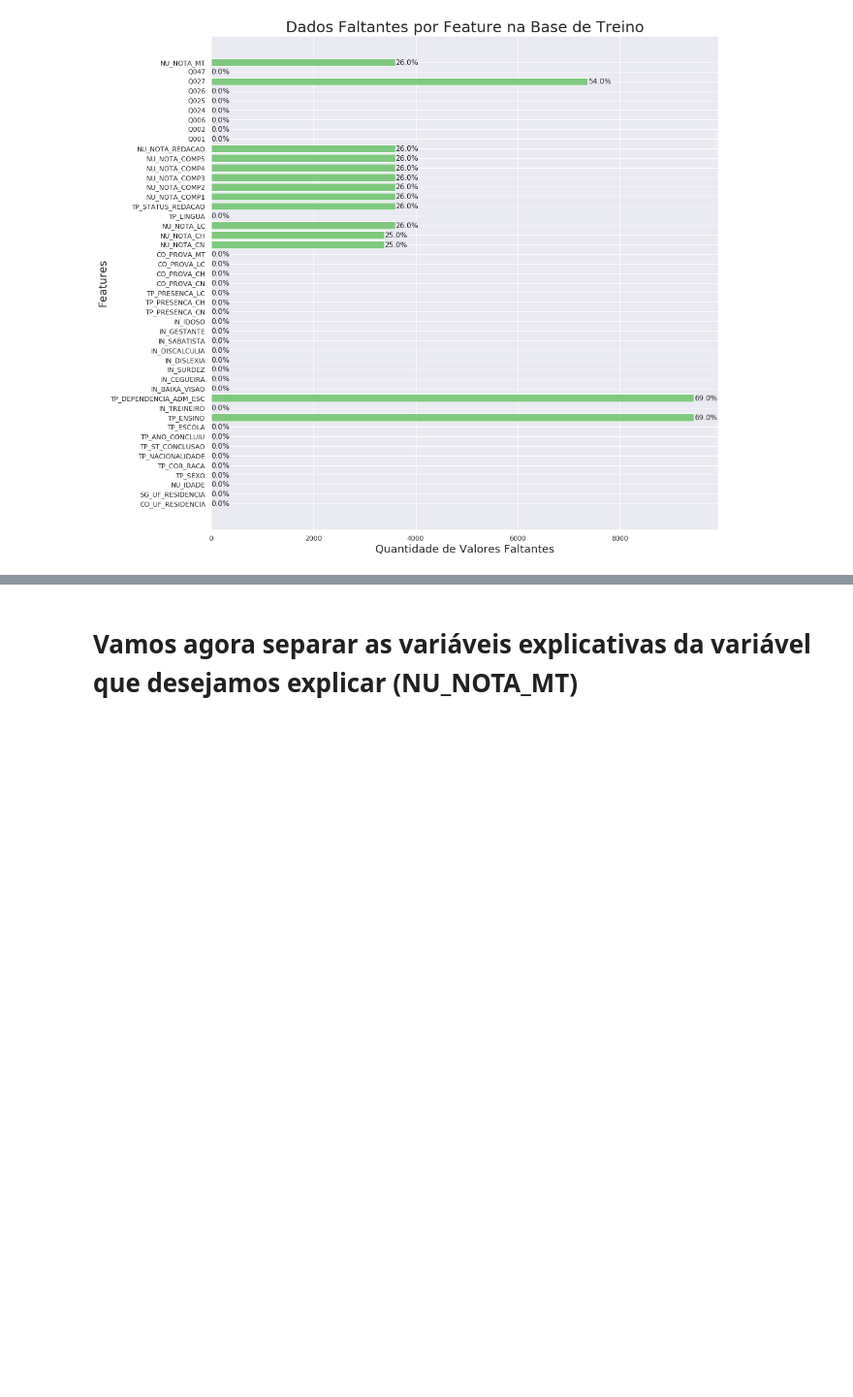
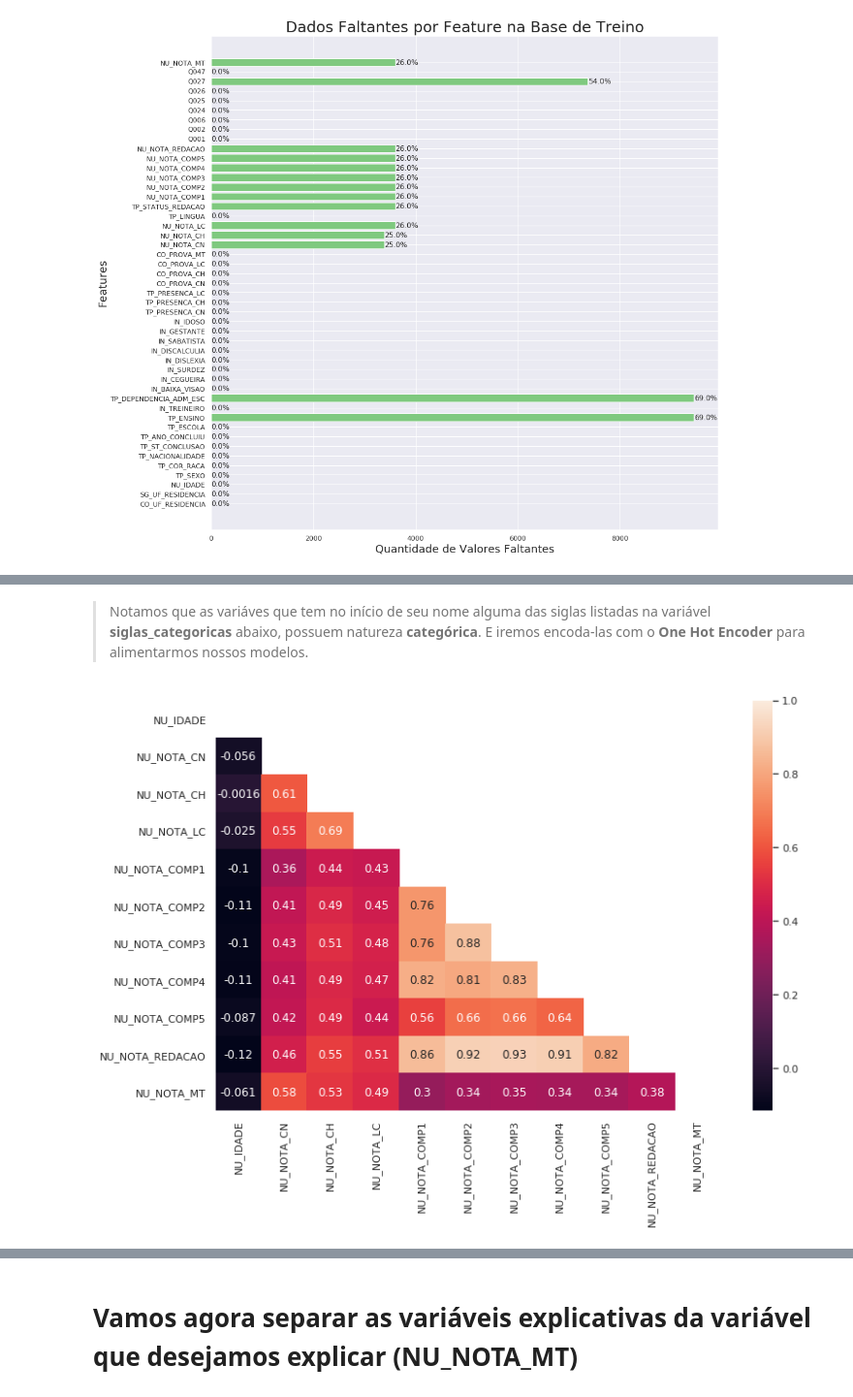
Before and after one commit to Diegohluiz/Desafios-DataScience-Codenation, a Jupyter notebook: Desafio Semana 8/main.ipynb, the cells around one changed output, grey strips where cells are left out. Shown at 97% size. Cells and saved outputs as stored; diff of their text form; code cells hidden in the pictures; blank space fills up the shorter version.

```diff
--- a/Desafio Semana 8/main.ipynb
+++ b/Desafio Semana 8/main.ipynb
@@ -360,3 +491,3 @@ plota_nulos(nans_x_train, df_train)
 # %%
 # Preenchendo todos os valores faltantes com -1.
-df_train.fillna(-1, inplace=True)
+#df_train.fillna(-1, inplace=True)
@@ -367,0 +497,17 @@ df_train.isna().sum().sum()
+# %% [markdown]
+> Notamos que as variáves que tem no início de seu nome alguma das siglas listadas na variável **siglas_categoricas** abaixo, possuem natureza **categórica**. E iremos encoda-las com o **One Hot Encoder** para alimentarmos nossos modelos.
+# %%
+# Separando as features em catergóricas e numéricas
+siglas_categoricas = ["CO", "SG", "TP", "IN", "Q0"]
+
+cat_features = [i for i in features if i[:2] in siglas_categoricas]
+num_features = df_train.columns.drop(cat_features)
+# %%
+corr = df_train[num_features].corr()
+mask = np.zeros_like(corr)
+mask[np.triu_indices_from(mask)] = True
+
+with sns.axes_style("white"):
+    sns.heatmap(corr, annot=True, mask=mask)
+# %% [output]
+[figure, added]
```
Also changed, not shown: parts of 137 cells of this notebook.
